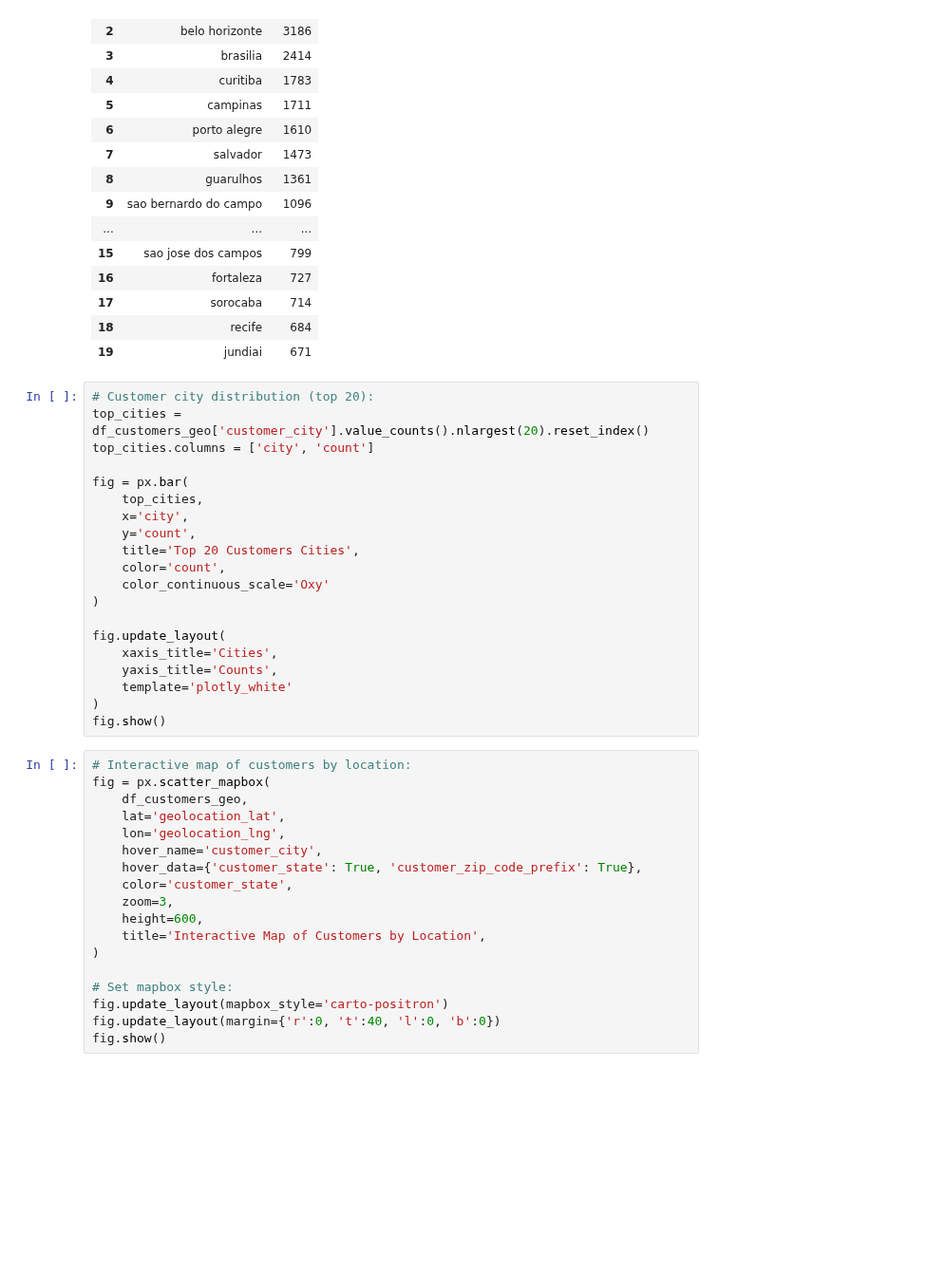
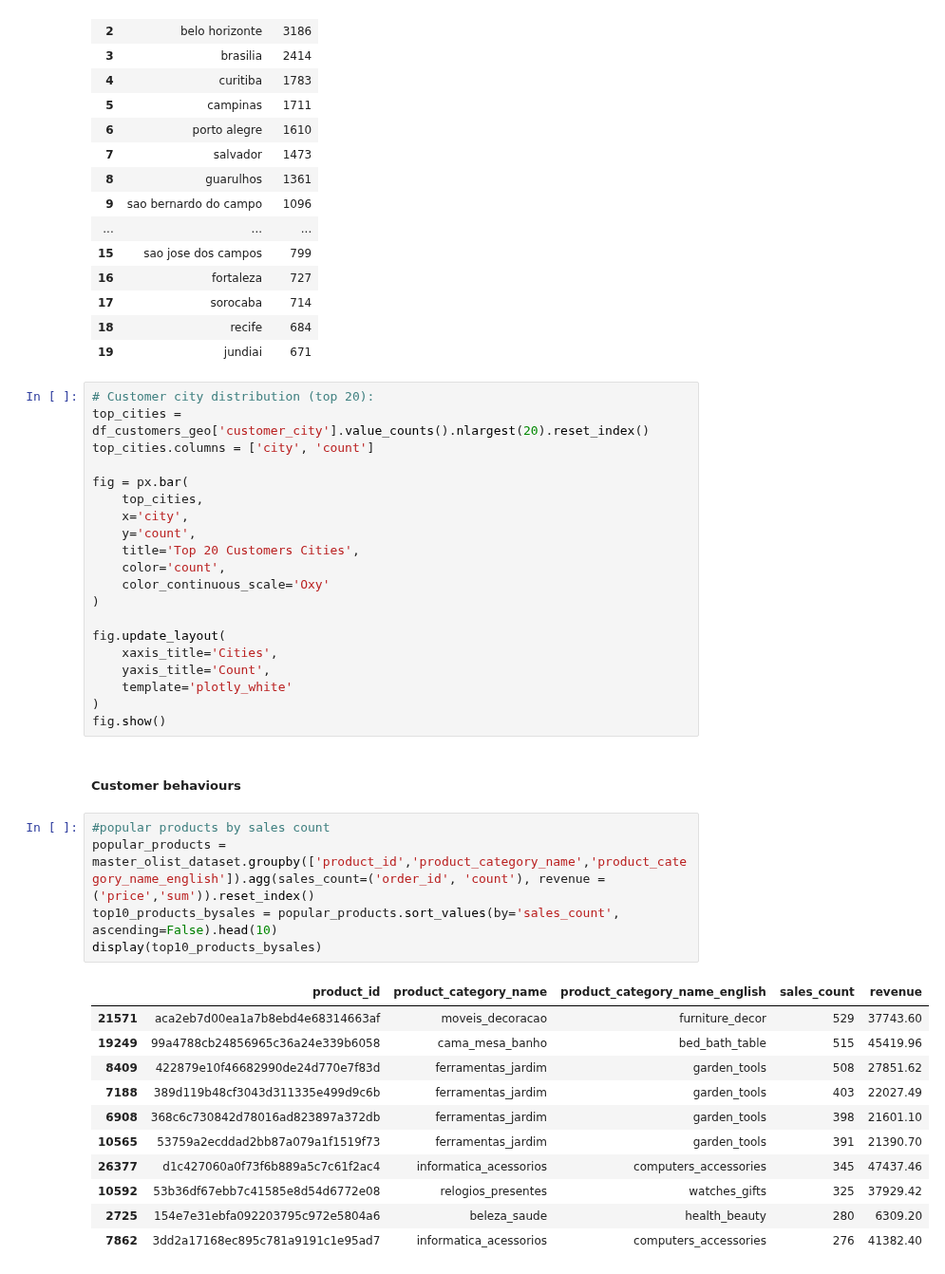
Before and after one commit to RioPramana21/Final-Project-Olist, a Jupyter notebook: preparation_notebooks/FinPro Olist Anlaysis.ipynb, the cells around one changed output. Shown at 95% size. Cells and saved outputs as stored; diff of their text form; blank space fills up the shorter version.

```diff
--- a/preparation_notebooks/FinPro Olist Anlaysis.ipynb
+++ b/preparation_notebooks/FinPro Olist Anlaysis.ipynb
@@ -918,25 +920,26 @@ fig = px.bar(
 
 fig.update_layout(
     xaxis_title='Cities',
-    yaxis_title='Counts',
+    yaxis_title='Count',
     template='plotly_white'
 )
 fig.show()
-# %%
-# Interactive map of customers by location:
-fig = px.scatter_mapbox(
-    df_customers_geo,
-    lat='geolocation_lat',
-    lon='geolocation_lng',
-    hover_name='customer_city',
-    hover_data={'customer_state': True, 'customer_zip_code_prefix': True},
-    color='customer_state',
-    zoom=3,
-    height=600,
-    title='Interactive Map of Customers by Location',
-)
-
-# Set mapbox style:
-fig.update_layout(mapbox_style='carto-positron')
-fig.update_layout(margin={'r':0, 't':40, 'l':0, 'b':0})
-fig.show()
+# %% [markdown]
+##### Customer behaviours
+# %%
+#popular products by sales count
+popular_products = master_olist_dataset.groupby(['product_id','product_category_name','product_category_name_english']).agg(sales_count=('order_id', 'count'), revenue = ('price','sum')).reset_index()
+top10_products_bysales = popular_products.sort_values(by='sales_count', ascending=False).head(10)
+display(top10_products_bysales)
+# %% [output]
+|  | product_id | product_category_name | product_category_name_english | sales_count | revenue |
+| 21571 | aca2eb7d00ea1a7b8ebd4e68314663af | moveis_decoracao | furniture_decor | 529 | 37743.60 |
+| 19249 | 99a4788cb24856965c36a24e339b6058 | cama_mesa_banho | bed_bath_table | 515 | 45419.96 |
+| 8409 | 422879e10f46682990de24d770e7f83d | ferramentas_jardim | garden_tools | 508 | 27851.62 |
+| 7188 | 389d119b48cf3043d311335e499d9c6b | ferramentas_jardim | garden_tools | 403 | 22027.49 |
+| 6908 | 368c6c730842d78016ad823897a372db | ferramentas_jardim | garden_tools | 398 | 21601.10 |
+| 10565 | 53759a2ecddad2bb87a079a1f1519f73 | ferramentas_jardim | garden_tools | 391 | 21390.70 |
+| 26377 | d1c427060a0f73f6b889a5c7c61f2ac4 | informatica_acessorios | computers_accessories | 345 | 47437.46 |
+| 10592 | 53b36df67ebb7c41585e8d54d6772e08 | relogios_presentes | watches_gifts | 325 | 37929.42 |
+| 2725 | 154e7e31ebfa092203795c972e5804a6 | beleza_saude | health_beauty | 280 | 6309.20 |
+| 7862 | 3dd2a17168ec895c781a9191c1e95ad7 | informatica_acessorios | computers_accessories | 276 | 41382.40 |
```
Also changed, not shown: parts of 2 cells of this notebook.
